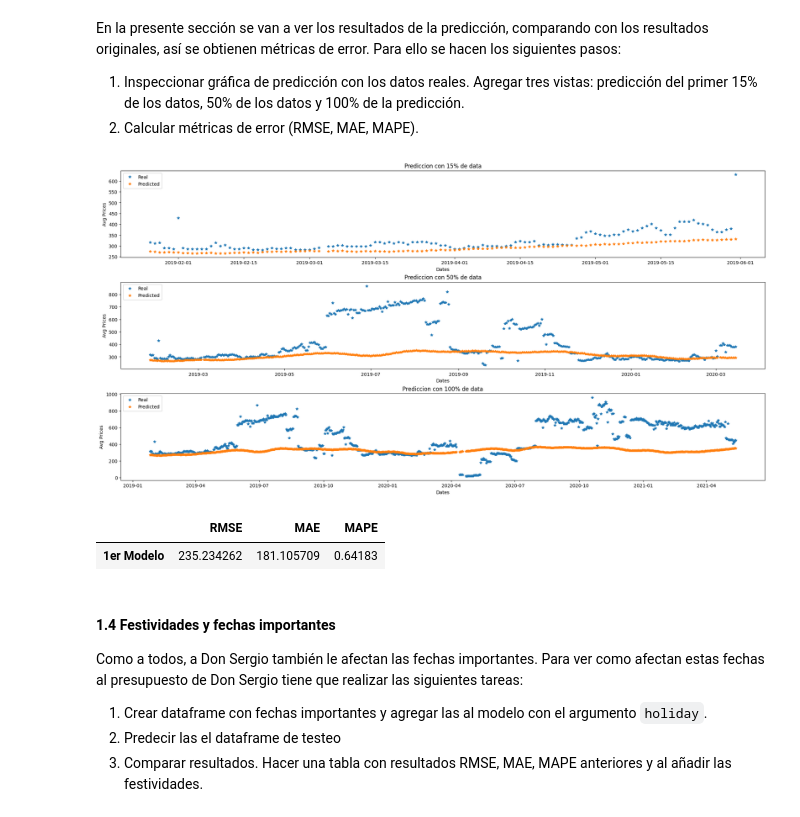
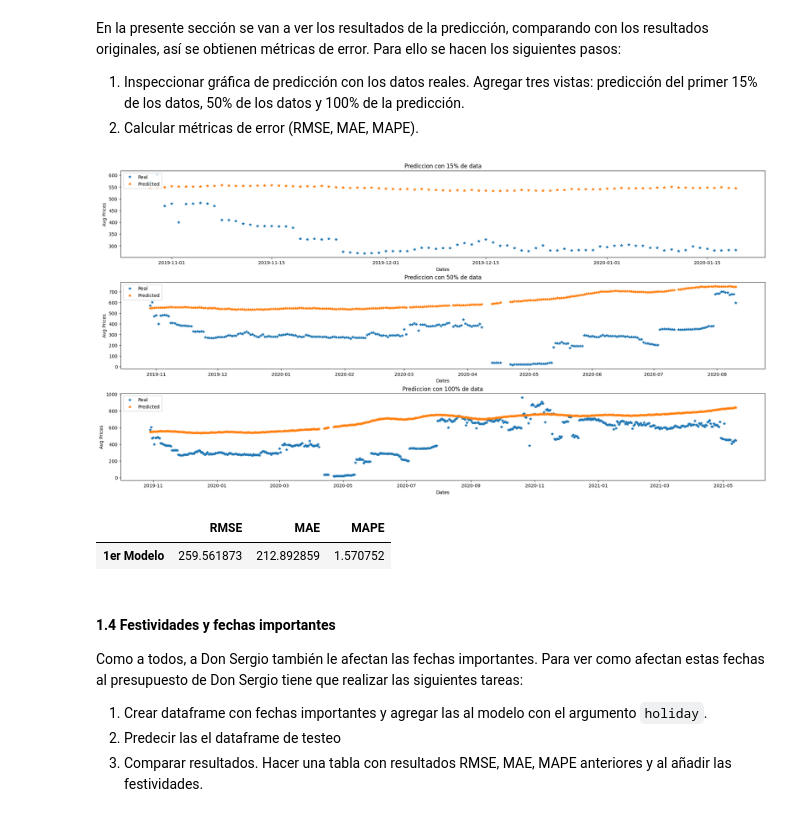
Before and after one commit to sbstnvsqz0/MDS7202, a Jupyter notebook: Laboratorios/Laboratorio_8/lab8.ipynb, the cells around one changed output. Cells and saved outputs as stored; diff of their text form; code cells hidden in the pictures.

```diff
--- a/Laboratorios/Laboratorio_8/lab8.ipynb
+++ b/Laboratorios/Laboratorio_8/lab8.ipynb
@@ -203,5 +195,5 @@ df_serie = pd.DataFrame(to_df)
 df_serie["Date"] = pd.to_datetime(df_serie["Date"])
 # %%
 # Realizar Hold Out de 70/30
-pivot = df_serie.loc[np.quantile(np.array(df_serie.index.tolist()),q=0.7).round(0)].Date
+pivot = df_serie.loc[np.quantile(np.array(df_serie.index.tolist()),q=0.8).round(0)].Date
 df_serie["set"] = np.where(df_serie.Date >= pivot,"test","train")
@@ -249,6 +246,8 @@ target = "Average"
 
 df_train = train.drop(columns=["set"])
 df_test = test.drop(columns = ['set'])
+y_test = test.y.copy()
+df_test = df_test.drop(columns=["y"])
 # %% [markdown]
 **2. Modelo y entrenamiento**
 # %%
@@ -316,44 +315,45 @@ q_15 = np.quantile(np.array(prediction.index.tolist()),q=0.15).round(0)
 q_50 = np.quantile(np.array(prediction.index.tolist()),q=0.50).round(0)
 # %%
 df_test = df_test.reset_index(drop=True)
+y_test = y_test.reset_index(drop=True)
 # %%
 fig, axis = plt.subplots(3,1,constrained_layout=True)
 fig.set_size_inches(20,10)
-axis[0].plot(df_test.loc[:q_15].ds,df_test.loc[:q_15].y,'*',label="Real")
+axis[0].plot(df_test.loc[:q_15].ds,y_test.loc[:q_15],'*',label="Real")
 axis[0].plot(prediction.loc[:q_15].ds,prediction.loc[:q_15].yhat, '*',label="Predicted")
 axis[0].legend(loc="upper left")
 axis[0].set_title(f"Prediccion con 15% de data")
 axis[0].set_xlabel("Dates")
 axis[0].set_ylabel("Avg Prices")
 
-axis[1].plot(df_test.loc[:q_50].ds,df_test.loc[:q_50].y,'*',label="Real")
+axis[1].plot(df_test.loc[:q_50].ds,y_test.loc[:q_50],'*',label="Real")
 axis[1].plot(prediction.loc[:q_50].ds,prediction.loc[:q_50].yhat, '*',label="Predicted")
 axis[1].legend(loc="upper left")
 axis[1].set_title(f"Prediccion con 50% de data")
 axis[1].set_xlabel("Dates")
 axis[1].set_ylabel("Avg Prices")
 
-axis[2].plot(df_test.ds,df_test.y,'*',label="Real")
+axis[2].plot(df_test.ds,y_test,'*',label="Real")
 axis[2].plot(prediction.ds,prediction.yhat, '*',label="Predicted")
 axis[2].legend(loc="upper left")
 axis[2].set_title(f"Prediccion con 100% de data")
 axis[2].set_xlabel("Dates")
 axis[2].set_ylabel("Avg Prices")
 
 plt.show()
 # %% [output]
-[figure, old version]
+[figure, new version]
 # %%
 from sklearn.metrics import root_mean_squared_error, mean_absolute_error, mean_absolute_percentage_error
 def metrics(y_true,y_pred):
     ret_dict = {"RMSE":root_mean_squared_error(y_true,y_pred),"MAE":mean_absolute_error(y_true,y_pred),"MAPE":mean_absolute_percentage_error(y_true,y_pred)}
     return ret_dict
 # %%
-df_res1 = pd.DataFrame(metrics(df_test.y,prediction.yhat),index=["1er Modelo"])
+df_res1 = pd.DataFrame(metrics(y_test,prediction.yhat),index=["1er Modelo"])
 df_res1
 # %% [output]
 |  | RMSE | MAE | MAPE |
-| 1er Modelo | 235.234262 | 181.105709 | 0.64183 |
+| 1er Modelo | 259.561873 | 212.892859 | 1.570752 |
 # %% [markdown]
 #### **1.4 Festividades y fechas importantes**
 
```
Also changed, not shown: parts of 19 cells of this notebook.
